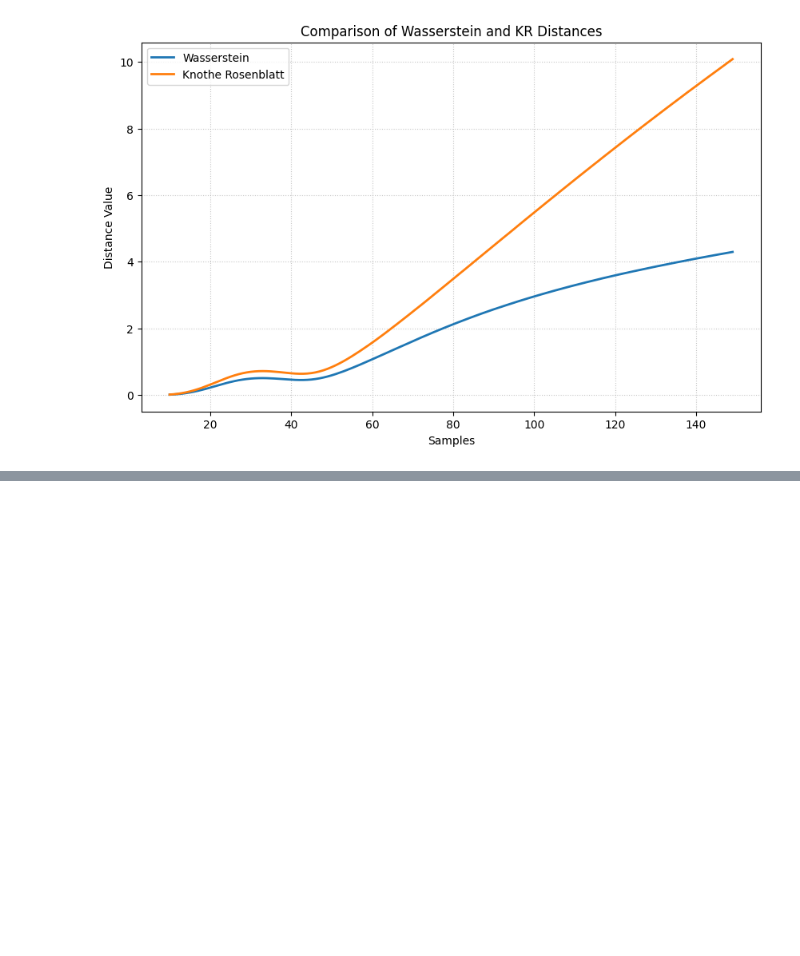
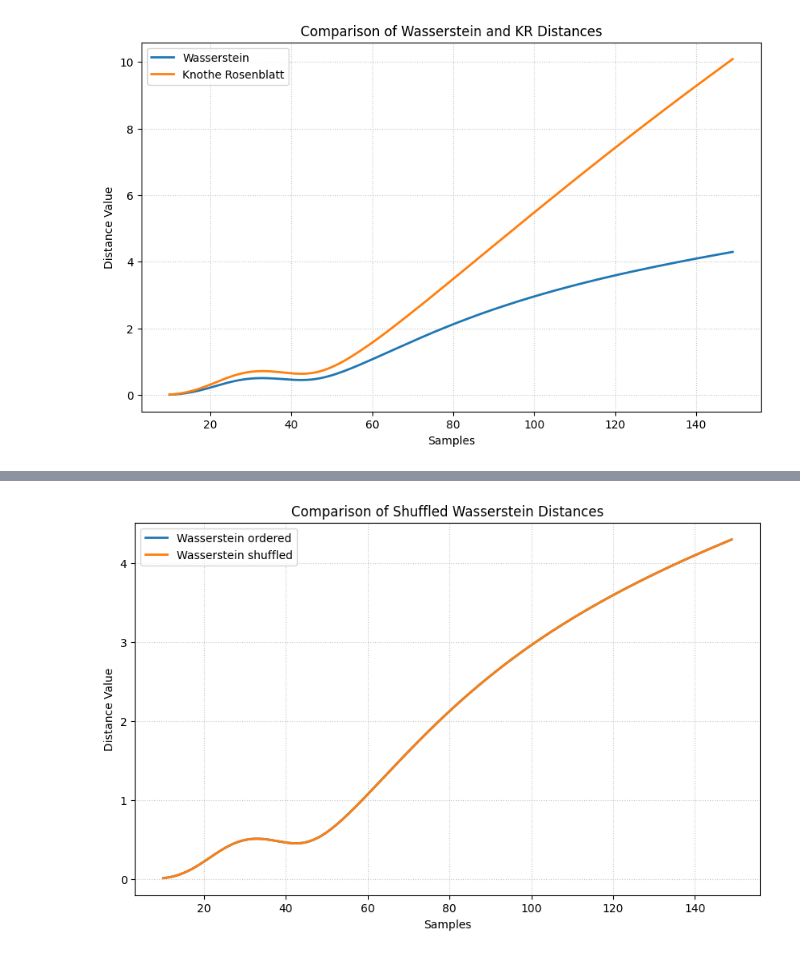
Before and after one commit to QijunTong0/Research-Playground, a Jupyter notebook: notebooks/main.ipynb, the cells around one changed output, grey strips where cells are left out. Cells and saved outputs as stored; diff of their text form; code cells hidden in the pictures; blank space fills up the shorter version.

```diff
--- a/notebooks/main.ipynb
+++ b/notebooks/main.ipynb
@@ -52,0 +64,13 @@ list(reversed([1,2,3]))
+# %%
+# グラフのサイズを設定（任意）
+plt.figure(figsize=(10, 6))
+plt.plot(nums, w_res, label="Wasserstein ordered", linestyle="-", linewidth=2)
+plt.plot(nums, ws_res, label="Wasserstein shuffled", linestyle="-", linewidth=2)
+plt.xlabel("Samples")
+plt.ylabel("Distance Value")
+plt.title("Comparison of Shuffled Wasserstein Distances")
+plt.legend()
+plt.grid(True, linestyle=":", alpha=0.7)
+plt.show()
+# %% [output]
+[figure, added]
```
Also changed, not shown: parts of 5 cells of this notebook, 1 other file.
